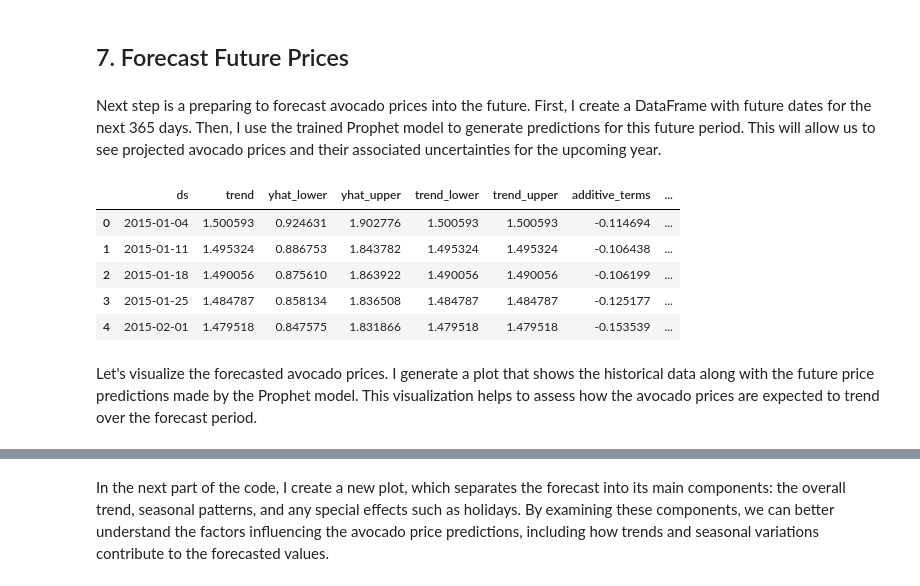
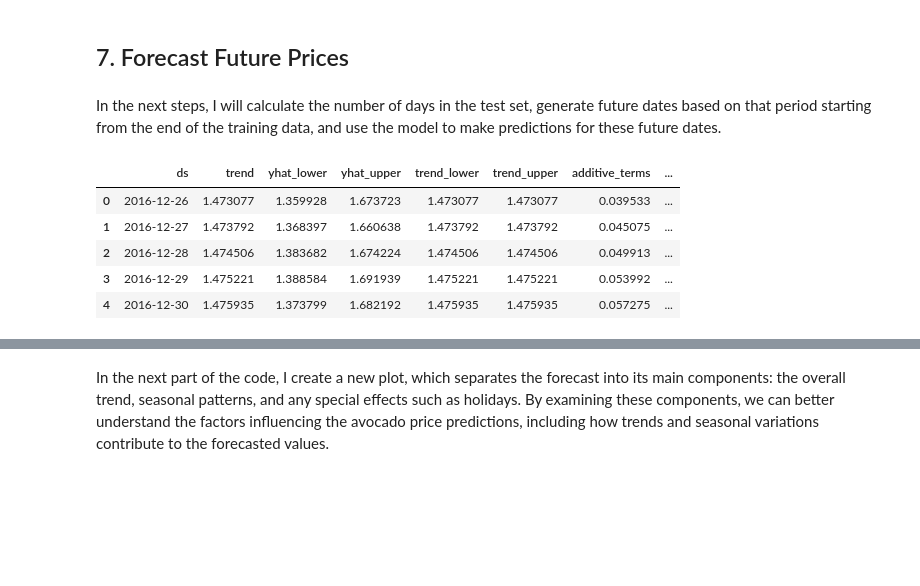
Before and after one commit to matroskin313/Machine-learning-projects, a Jupyter notebook: Avocado Prices Prediction.ipynb, the cells around one changed output, grey strips where cells are left out. Cells and saved outputs as stored; diff of their text form; code cells hidden in the pictures; blank space fills up the shorter version.

```diff
--- a/Avocado Prices Prediction.ipynb
+++ b/Avocado Prices Prediction.ipynb
@@ -223,0 +308,8 @@ avocado_prophet_df
+# %%
+avocado_prophet_df = avocado_prophet_df.rename(columns={'Date':'ds', 'AveragePrice':'y'})
+# Remove duplicates based on the 'ds' column
+avocado_prophet_df = avocado_prophet_df.drop_duplicates(subset='ds', keep='first')
+
+# We need to be sure that data is sorted by date
+avocado_prophet_df = avocado_prophet_df.sort_values(by='ds').reset_index(drop=True)
+avocado_prophet_df
@@ -223,0 +332,7 @@ avocado_prophet_df
+# %%
+# Define cutoff date for training data
+cutoff_date = '2017-01-01'
+
+# Create training and testing datasets based on the cutoff date
+train_data = avocado_prophet_df[avocado_prophet_df['ds'] < cutoff_date]
+test_data = avocado_prophet_df[avocado_prophet_df['ds'] >= cutoff_date]
@@ -224,8 +352,15 @@ avocado_prophet_df
+# %%
+# Create a copy of the train and test sets and convert the 'ds' column to datetime
+train_data = train_data.copy()
+test_data = test_data.copy()
+
+train_data['ds'] = pd.to_datetime(train_data['ds'])
+test_data['ds'] = pd.to_datetime(test_data['ds'])
 # %% [markdown]
 ## 6. Initialize and Fit the Prophet Model
 # %% [markdown]
 In this section of the code, I initialize a Prophet model and fit the model to my prepared dataset. This step allows the Prophet model to learn the underlying trends and seasonality in avocado prices over time, which will later enable us to make accurate forecasts based on this historical data.
 # %%
-model = Prophet()
-model.fit(avocado_prophet_df)
+model = Prophet(yearly_seasonality=True, changepoint_prior_scale=0.05)
+model.fit(train_data)
 # %% [output]
@@ -234,21 +369,24 @@ model.fit(avocado_prophet_df)
 <prophet.forecaster.Prophet at 0x...>
 # %% [markdown]
 ## 7. Forecast Future Prices
-# %% [markdown]
-Next step is a preparing to forecast avocado prices into the future. First, I create a DataFrame with future dates for the next 365 days. Then, I use the trained Prophet model to generate predictions for this future period. This will allow us to see projected avocado prices and their associated uncertainties for the upcoming year.
+# %% [markdown]
+In the next steps, I will calculate the number of days in the test set, generate future dates based on that period starting from the end of the training data, and use the model to make predictions for these future dates.
 # %%
-# Forcasting into the future
-future = model.make_future_dataframe(periods=365)
+# Calculate the number of days in the test set
+test_period_days = (test_data['ds'].max() - train_data['ds'].max()).days
+
+# Generate future dates for the test period
+future = model.make_future_dataframe(periods=test_period_days, freq='D', include_history=False)
+future = future[future['ds'] >= train_data['ds'].max()]  # Filter future to start from end of train data
+
 forecast = model.predict(future)
 
 # Display the first 5 rows of the DataFrame
 forecast.head()
 # %% [output]
 |  | ds | trend | yhat_lower | yhat_upper | trend_lower | trend_upper | additive_terms | ... |
-| 0 | 2015-01-04 | 1.500593 | 0.924631 | 1.902776 | 1.500593 | 1.500593 | -0.114694 | ... |
-| 1 | 2015-01-11 | 1.495324 | 0.886753 | 1.843782 | 1.495324 | 1.495324 | -0.106438 | ... |
-| 2 | 2015-01-18 | 1.490056 | 0.875610 | 1.863922 | 1.490056 | 1.490056 | -0.106199 | ... |
-| 3 | 2015-01-25 | 1.484787 | 0.858134 | 1.836508 | 1.484787 | 1.484787 | -0.125177 | ... |
-| 4 | 2015-02-01 | 1.479518 | 0.847575 | 1.831866 | 1.479518 | 1.479518 | -0.153539 | ... |
+| 0 | 2016-12-26 | 1.473077 | 1.359928 | 1.673723 | 1.473077 | 1.473077 | 0.039533 | ... |
+| 1 | 2016-12-27 | 1.473792 | 1.368397 | 1.660638 | 1.473792 | 1.473792 | 0.045075 | ... |
+| 2 | 2016-12-28 | 1.474506 | 1.383682 | 1.674224 | 1.474506 | 1.474506 | 0.049913 | ... |
+| 3 | 2016-12-29 | 1.475221 | 1.388584 | 1.691939 | 1.475221 | 1.475221 | 0.053992 | ... |
+| 4 | 2016-12-30 | 1.475935 | 1.373799 | 1.682192 | 1.475935 | 1.475935 | 0.057275 | ... |
-# %% [markdown]
-Let's visualize the forecasted avocado prices. I generate a plot that shows the historical data along with the future price predictions made by the Prophet model. This visualization helps to assess how the avocado prices are expected to trend over the forecast period.
```
Also changed, not shown: parts of 42 cells of this notebook.
